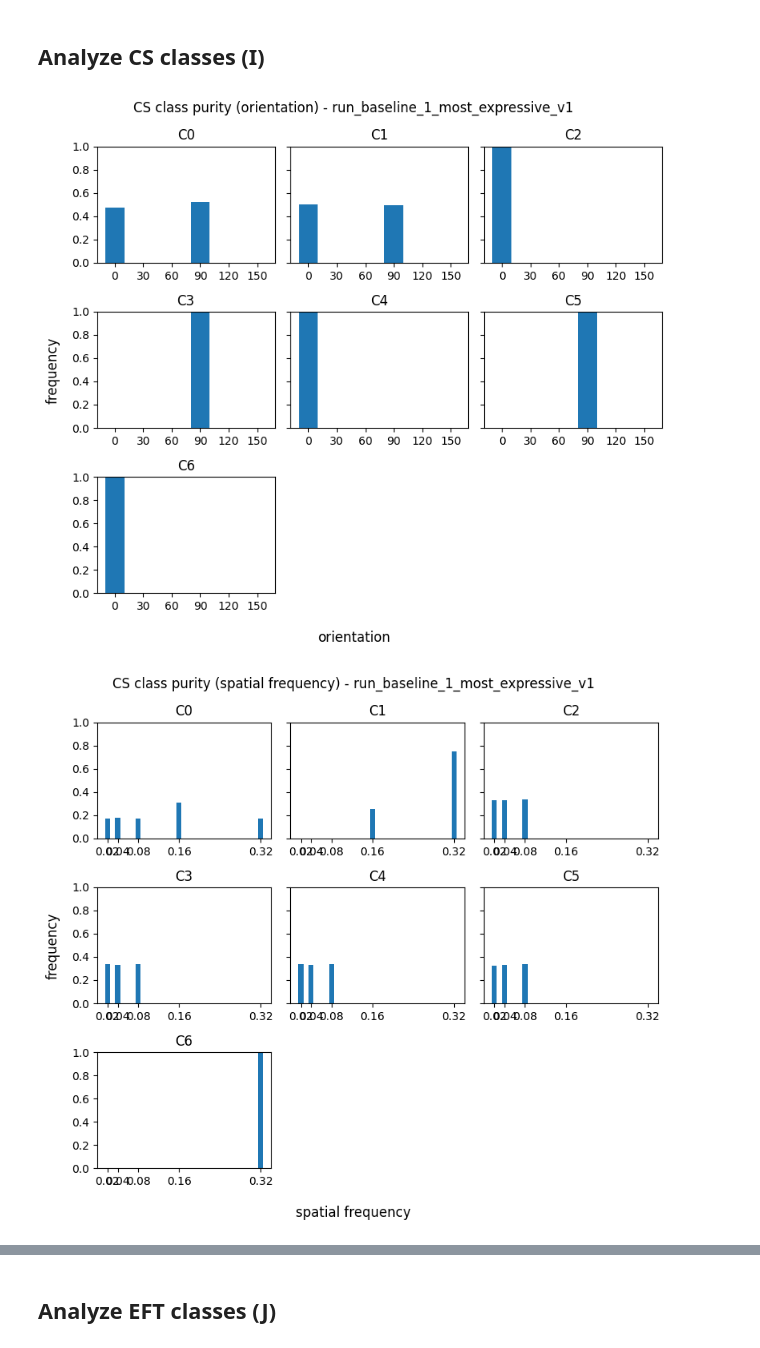
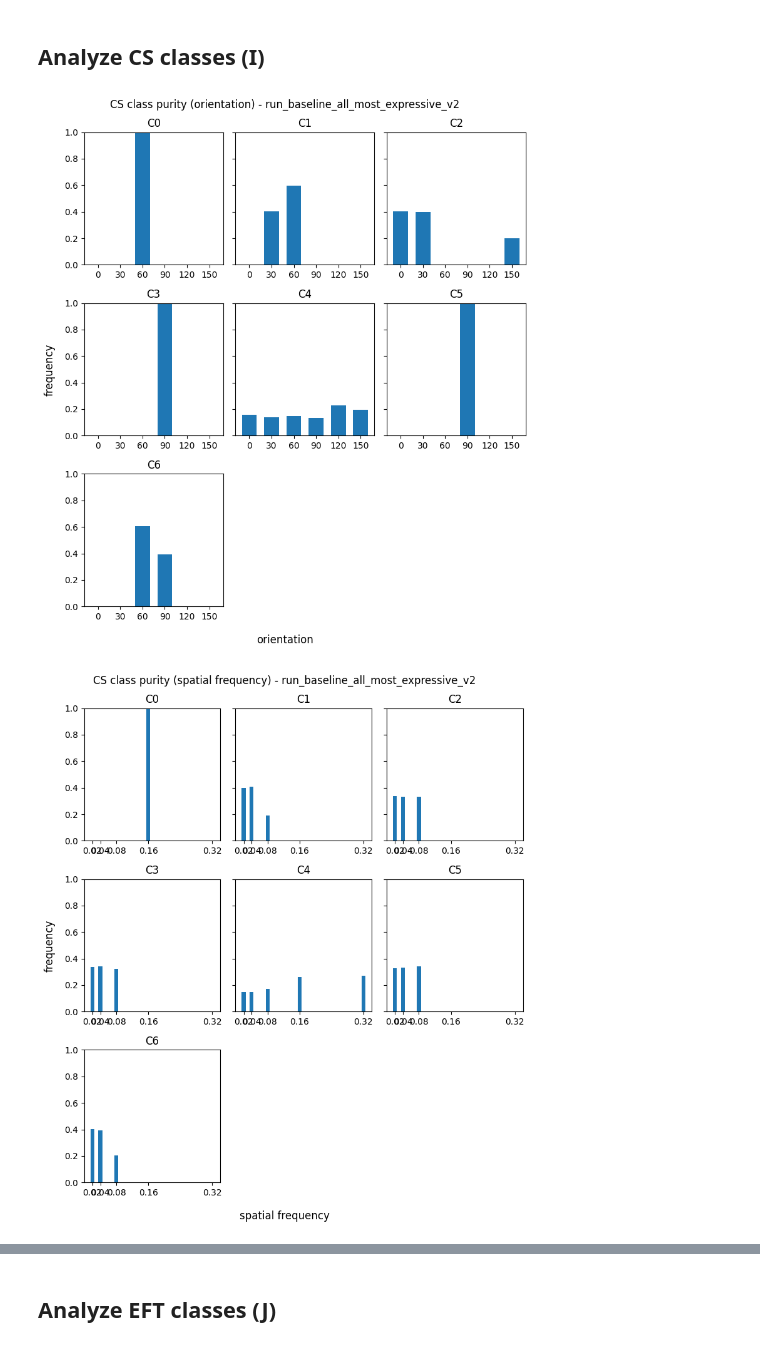
Before and after one commit to PhilSchoeb/ift-6168-project, a Jupyter notebook: analysis.ipynb, the cells around one changed output, grey strips where cells are left out. Drawn from its saved outputs; the diff is of its cells as text; code cells hidden in the pictures.

Commit message:
change visualizations

```diff
--- a/analysis.ipynb
+++ b/analysis.ipynb
@@ -6,7 +6,7 @@ import pandas as pd
 import matplotlib.pyplot as plt
 from scipy.stats import ttest_ind_from_stats
 # %%
-run_name = "run_baseline_1_most_expressive_v1"
+run_name = "run_baseline_all_most_expressive_v2"
 # %% [markdown]
 ## Get run results
 # %%
@@ -37,26 +37,26 @@ avg_rasters = get_average_raster(j,j_clust)
 # %%
 n_cols = 3
 n_rows = num_i_clusters//n_cols + 1 if num_i_clusters%n_cols!=0 else num_i_clusters//n_cols
-fig, ax = plt.subplots(nrows=n_rows,ncols=n_cols,sharey=True,figsize=(8,7))
+fig, ax = plt.subplots(nrows=n_rows,ncols=n_cols,sharey=True,figsize=(8,9))
 for c in range(num_i_clusters):
     clust_data = df_i[df_i.CS_class==c]
     ax[c//n_cols,c%n_cols].hist(clust_data.orientation,weights=[1/clust_data.shape[0]]*clust_data.shape[0],bins=[-10,10,20,40,50,70,80,100,110,130,140,160])
     ax[c//n_cols,c%n_cols].set_title(f"C{c}")
     ax[c//n_cols,c%n_cols].set_xticks([0,30,60,90,120,150])
 for c in range(num_i_clusters,n_cols*n_rows):
     ax[c//n_cols,c%n_cols].axis("off")
 ax[0,0].set_ylim(0,1)
 fig.suptitle(f"CS class purity (orientation) - {run_name}")
 fig.supxlabel("orientation")
 fig.supylabel("frequency")
 plt.tight_layout()
 plt.show()
 # %% [output]
-[figure, old version]
+[figure, new version]
 # %%
 n_cols = 3
 n_rows = num_i_clusters//n_cols + 1 if num_i_clusters%n_cols!=0 else num_i_clusters//n_cols
-fig, ax = plt.subplots(nrows=n_rows,ncols=n_cols,sharey=True,figsize=(8,7))
+fig, ax = plt.subplots(nrows=n_rows,ncols=n_cols,sharey=True,figsize=(8,9))
 for c in range(num_i_clusters):
     clust_data = df_i[df_i.CS_class==c]
     ax[c//n_cols,c%n_cols].hist(clust_data.spatial_frequency,weights=[1/clust_data.shape[0]]*clust_data.shape[0],bins=[0.015,0.025,0.035,0.045,0.075,0.085,0.155,0.165,0.315,0.325])
@@ -71,7 +71,7 @@ fig.supylabel("frequency")
 plt.tight_layout()
 plt.show()
 # %% [output]
-[figure, old version]
+[figure, new version]
 # %%
 n_cols = 3
 n_rows = num_i_clusters//n_cols + 1 if num_i_clusters%n_cols!=0 else num_i_clusters//n_cols
```
Also changed, not shown: parts of 8 cells of this notebook.
